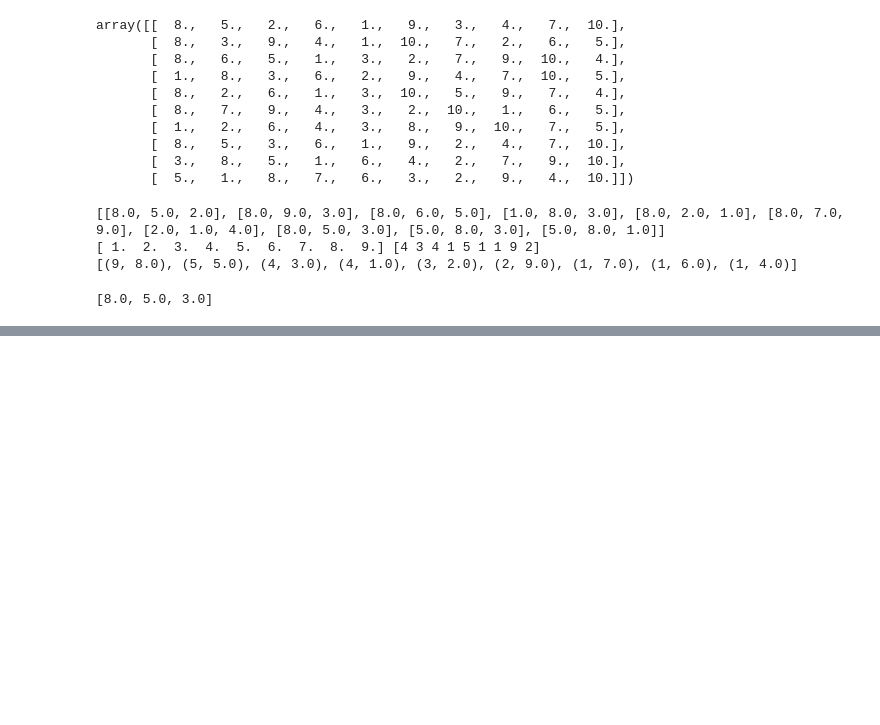
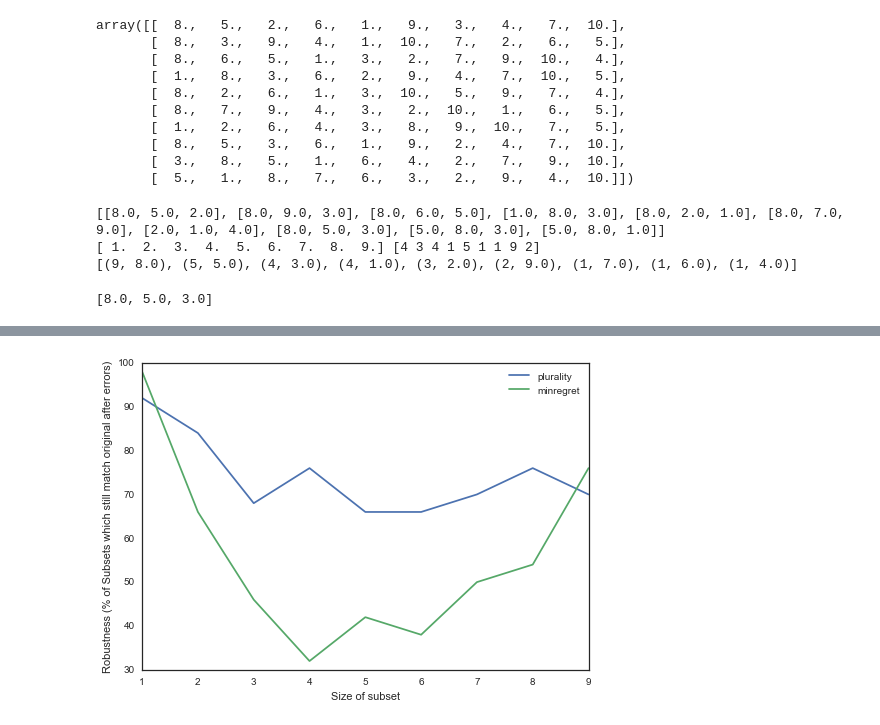
Before and after one commit to NickHoernle/group-mediator-bot, a Jupyter notebook: experiment/sushi-simulator.ipynb, the cells around one changed output, grey strips where cells are left out. Cells and saved outputs as stored; diff of their text form; code cells hidden in the pictures; blank space fills up the shorter version.

```diff
--- a/experiment/sushi-simulator.ipynb
+++ b/experiment/sushi-simulator.ipynb
@@ -455,0 +531,11 @@ Robustness MinRegret
+# %%
+robustness_plurality = np.loadtxt('./robustness_plurality_30_voters.txt')
+robustness_minregret = np.loadtxt('./robustness_minregret_30_voters.txt')
+plt.plot(range(1,10), robustness_plurality, label='plurality')
+plt.plot(range(1,10), robustness_minregret, label='minregret')
+plt.ylabel('Robustness (% of Subsets which still match original after errors)')
+plt.xlabel('Size of subset')
+plt.legend()
+plt.show()
+# %% [output]
+[figure, added]
```
Also changed, not shown: parts of 12 cells of this notebook, 5 other files.
